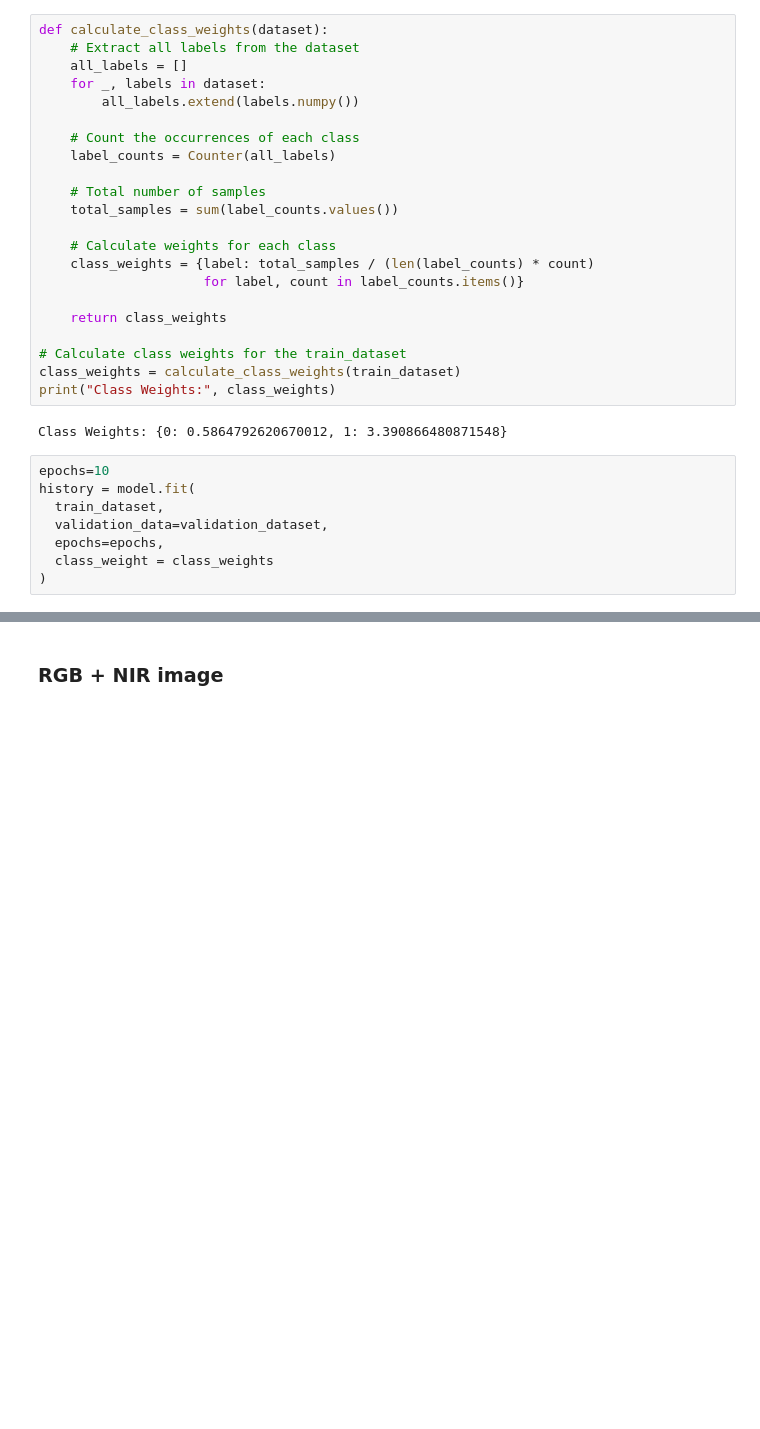
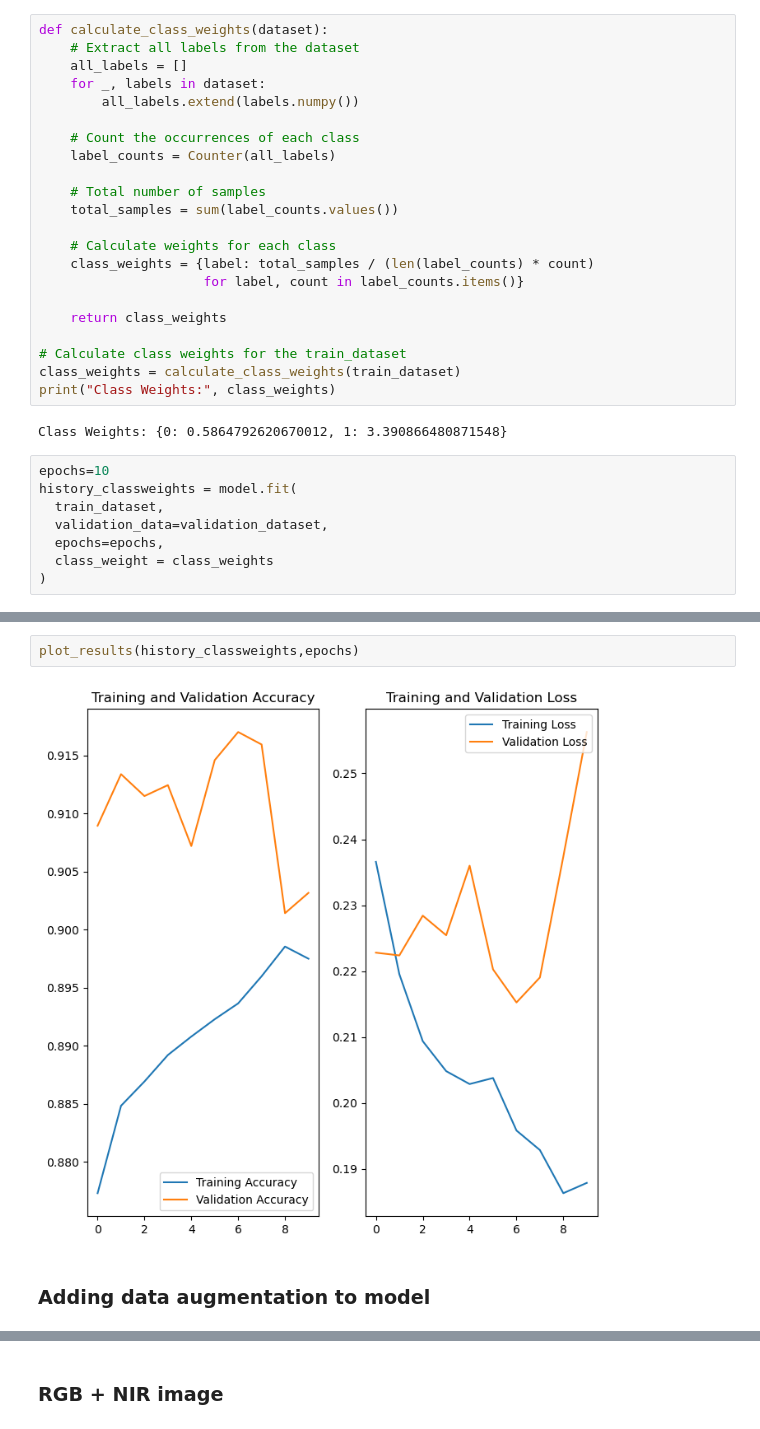
Before and after one commit to ccpfoye/IPEO_Group3_Project, a Jupyter notebook: load_data.ipynb, the cells around one changed output, grey strips where cells are left out. Saved outputs shown, nothing was run; the diff lists cells and outputs as text; blank space fills up the shorter version.

```diff
--- a/load_data.ipynb
+++ b/load_data.ipynb
@@ -250,7 +186,7 @@ print("Class Weights:", class_weights)
 Class Weights: {0: 0.5864792620670012, 1: 3.390866480871548}
 # %%
 epochs=10
-history = model.fit(
+history_classweights = model.fit(
   train_dataset,
   validation_data=validation_dataset,
   epochs=epochs,
@@ -304,0 +224,6 @@ plt.show()
+# %%
+plot_results(history_classweights,epochs)
+# %% [output]
+[figure, added]
+# %% [markdown]
+### Adding data augmentation to model
```
Also changed, not shown: parts of 38 cells of this notebook, 16 other files.
